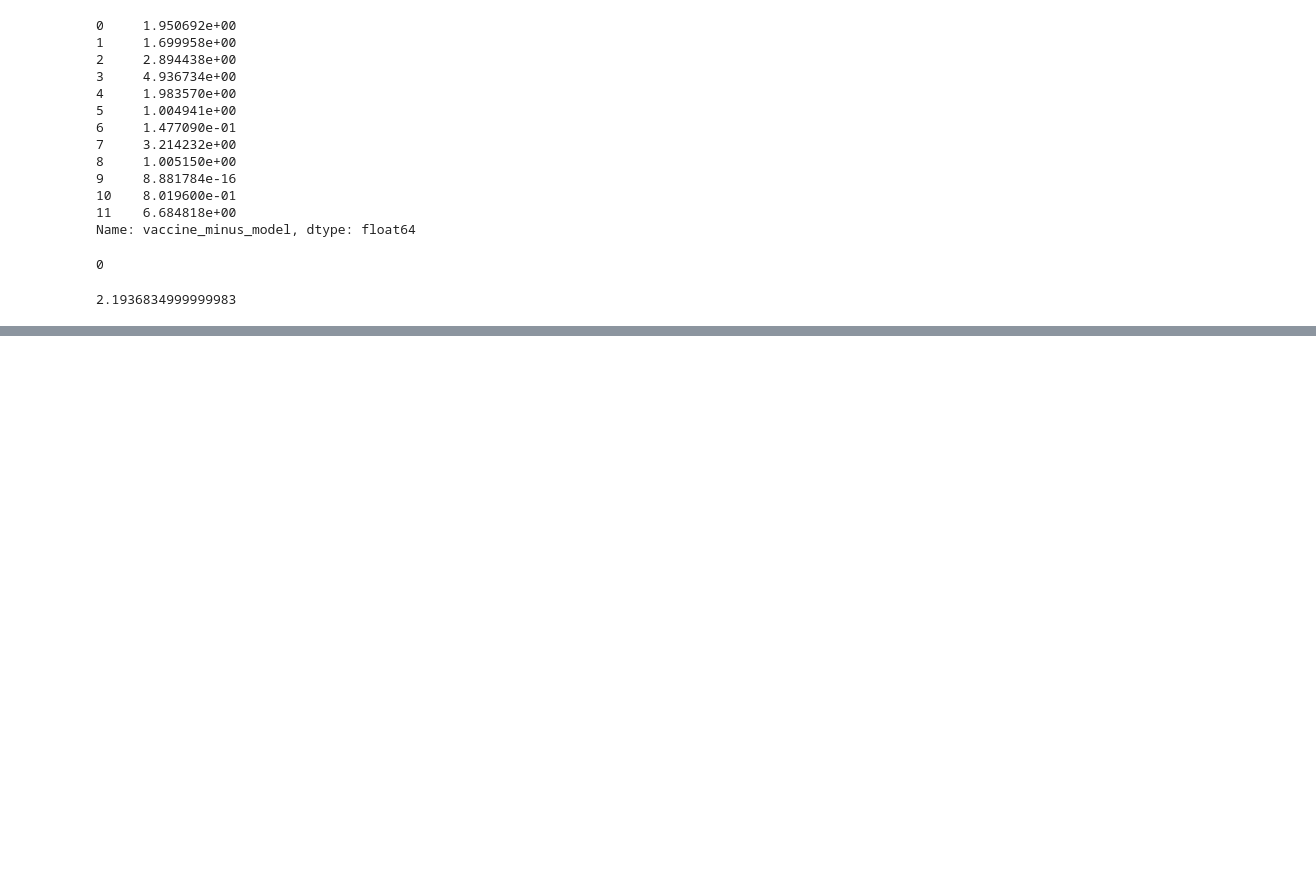
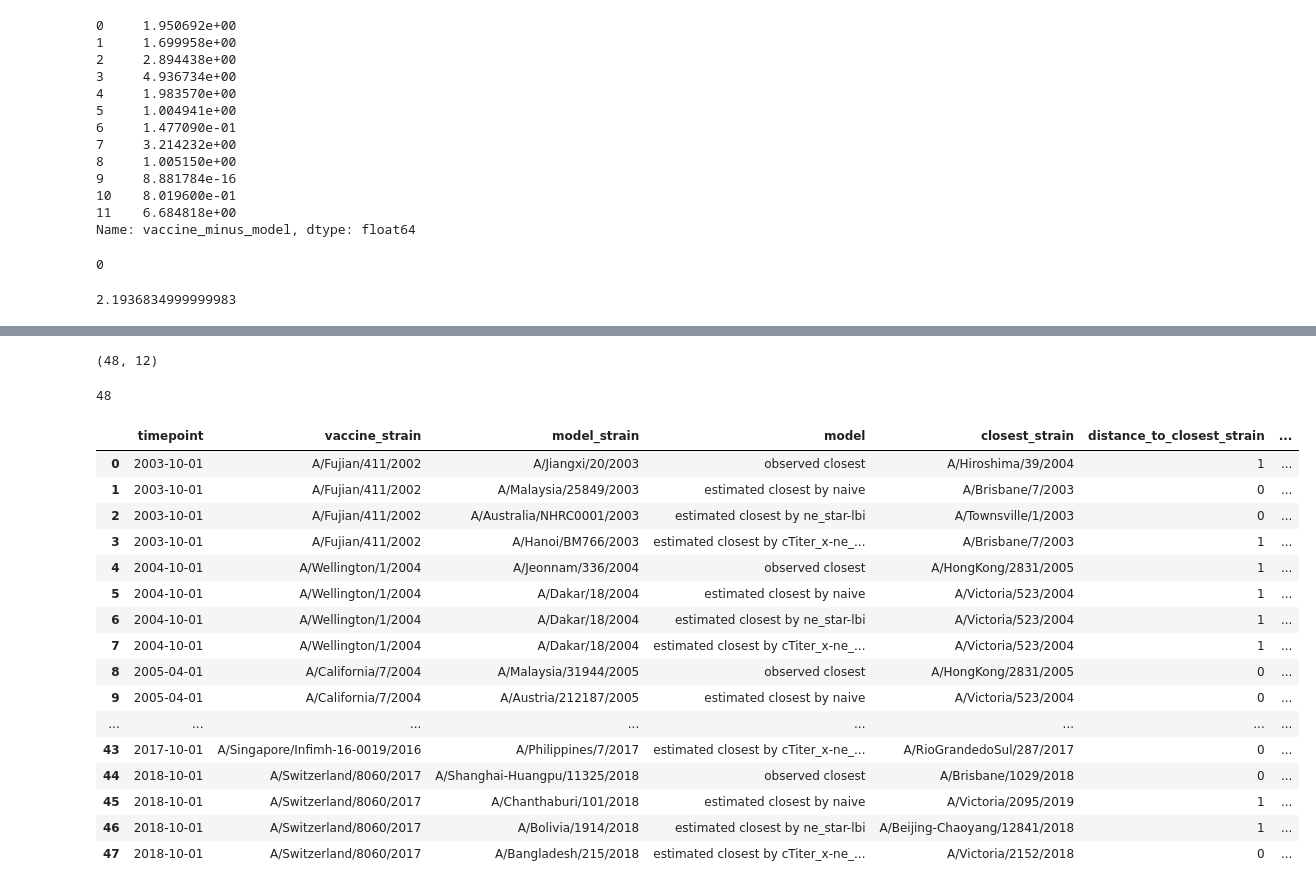
Before and after one commit to blab/flu-forecasting, a Jupyter notebook: logs/notebooks/vaccine-strain-comparison.ipynb, the cells around one changed output, grey strips where cells are left out. Cells and saved outputs as stored; diff of their text form; code cells hidden in the pictures; blank space fills up the shorter version.

```diff
--- a/logs/notebooks/vaccine-strain-comparison.ipynb
+++ b/logs/notebooks/vaccine-strain-comparison.ipynb
@@ -842,0 +973,7 @@ merged_model_and_vaccine_naive["vaccine_minus_model"].mean()
+# %%
+closest_strains = pd.concat([
+    observed_closest_strains,
+    estimated_closest_strains_by_naive,
+    estimated_closest_strains_by_ne_star_lbi,
+    estimated_closest_strains_by_cTiter_x_ne_star
+])
@@ -842,0 +1071,8 @@ merged_model_and_vaccine_naive["vaccine_minus_model"].mean()
+# %%
+closest_strains_and_vaccines.shape
+# %% [output]
+(48, 12)
+# %%
+len(antigenic_distances)
+# %% [output]
+48
@@ -842,0 +1081,20 @@ merged_model_and_vaccine_naive["vaccine_minus_model"].mean()
+# %%
+antigenic_distances_df
+# %% [output]
+|  | timepoint | vaccine_strain | model_strain | model | closest_strain | distance_to_closest_strain | ... |
+| 0 | 2003-10-01 | A/Fujian/411/2002 | A/Jiangxi/20/2003 | observed closest | A/Hiroshima/39/2004 | 1 | ... |
+| 1 | 2003-10-01 | A/Fujian/411/2002 | A/Malaysia/25849/2003 | estimated closest by naive | A/Brisbane/7/2003 | 0 | ... |
+| 2 | 2003-10-01 | A/Fujian/411/2002 | A/Australia/NHRC0001/2003 | estimated closest by ne_star-lbi | A/Townsville/1/2003 | 0 | ... |
+| 3 | 2003-10-01 | A/Fujian/411/2002 | A/Hanoi/BM766/2003 | estimated closest by cTiter_x-ne_... | A/Brisbane/7/2003 | 1 | ... |
+| 4 | 2004-10-01 | A/Wellington/1/2004 | A/Jeonnam/336/2004 | observed closest | A/HongKong/2831/2005 | 1 | ... |
+| 5 | 2004-10-01 | A/Wellington/1/2004 | A/Dakar/18/2004 | estimated closest by naive | A/Victoria/523/2004 | 1 | ... |
+| 6 | 2004-10-01 | A/Wellington/1/2004 | A/Dakar/18/2004 | estimated closest by ne_star-lbi | A/Victoria/523/2004 | 1 | ... |
+| 7 | 2004-10-01 | A/Wellington/1/2004 | A/Dakar/18/2004 | estimated closest by cTiter_x-ne_... | A/Victoria/523/2004 | 1 | ... |
+| 8 | 2005-04-01 | A/California/7/2004 | A/Malaysia/31944/2005 | observed closest | A/HongKong/2831/2005 | 0 | ... |
+| 9 | 2005-04-01 | A/California/7/2004 | A/Austria/212187/2005 | estimated closest by naive | A/Victoria/523/2004 | 0 | ... |
+| ... | ... | ... | ... | ... | ... | ... | ... |
+| 43 | 2017-10-01 | A/Singapore/Infimh-16-0019/2016 | A/Philippines/7/2017 | estimated closest by cTiter_x-ne_... | A/RioGrandedoSul/287/2017 | 0 | ... |
+| 44 | 2018-10-01 | A/Switzerland/8060/2017 | A/Shanghai-Huangpu/11325/2018 | observed closest | A/Brisbane/1029/2018 | 0 | ... |
+| 45 | 2018-10-01 | A/Switzerland/8060/2017 | A/Chanthaburi/101/2018 | estimated closest by naive | A/Victoria/2095/2019 | 1 | ... |
+| 46 | 2018-10-01 | A/Switzerland/8060/2017 | A/Bolivia/1914/2018 | estimated closest by ne_star-lbi | A/Beijing-Chaoyang/12841/2018 | 1 | ... |
+| 47 | 2018-10-01 | A/Switzerland/8060/2017 | A/Bangladesh/215/2018 | estimated closest by cTiter_x-ne_... | A/Victoria/2152/2018 | 0 | ... |
```
Also changed, not shown: parts of 38 cells of this notebook, 5 other files.
